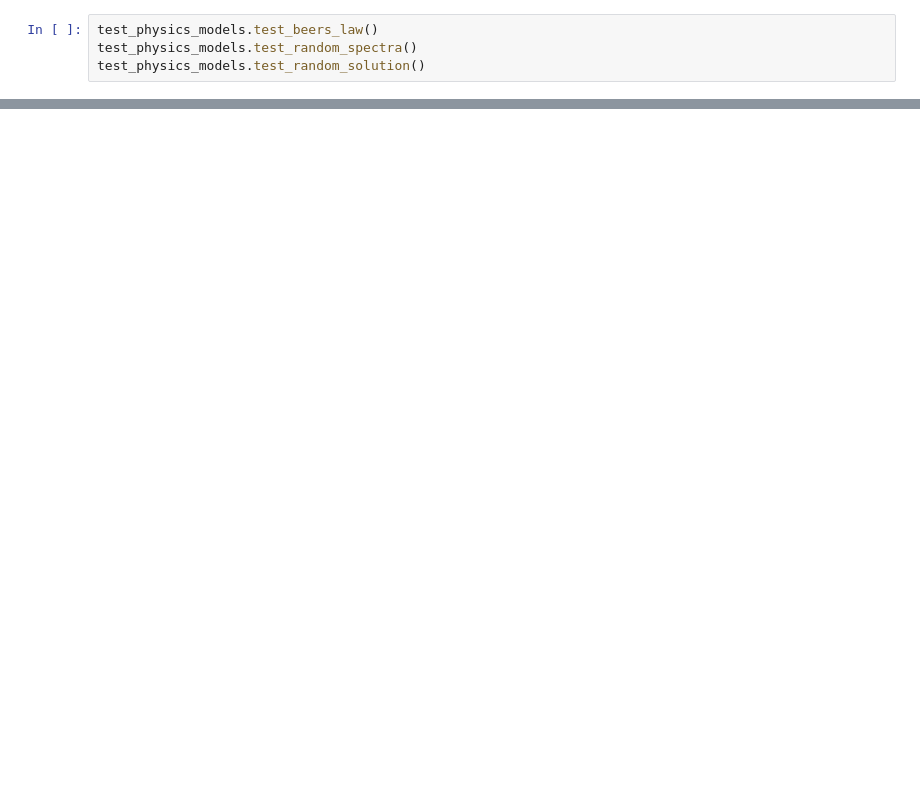
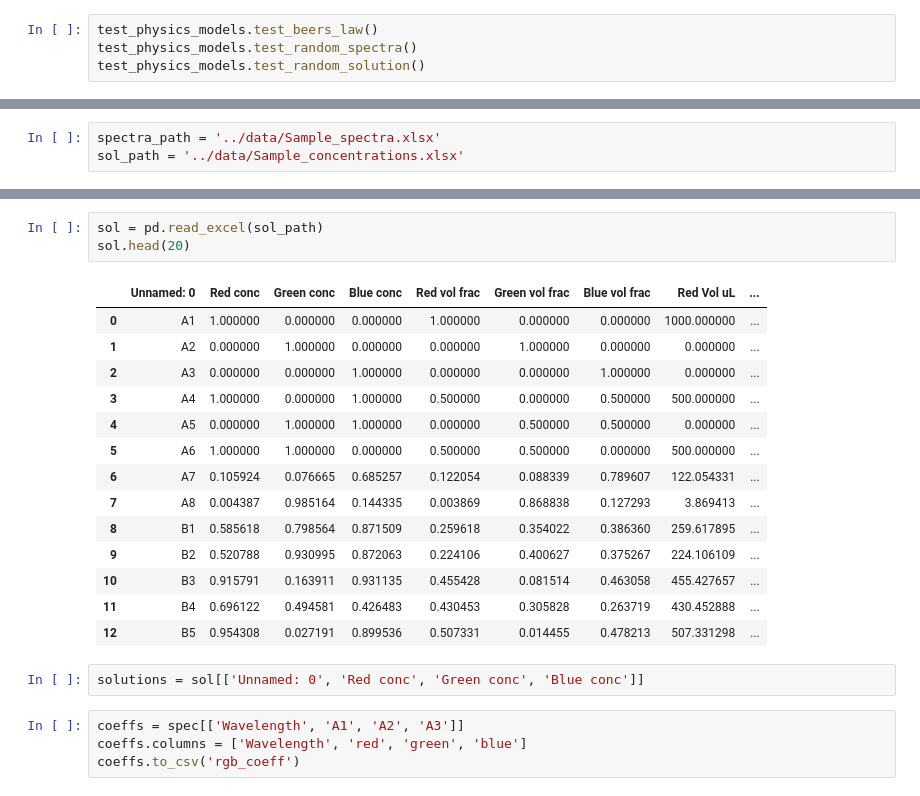
Before and after one commit to REAL-Pipetting/REinforced-Automaton-Learning-REAL-Pipetting, a Jupyter notebook: rlp/beerslaw.ipynb, the cells around one changed output, grey strips where cells are left out. Saved outputs shown, nothing was run; the diff lists cells and outputs as text; blank space fills up the shorter version.

Commit message:
Wrote code to compare experimental data to beers law function

```diff
--- a/rlp/beerslaw.ipynb
+++ b/rlp/beerslaw.ipynb
@@ -17,0 +19,3 @@ for i in range(10):
+# %%
+spectra_path = '../data/Sample_spectra.xlsx'
+sol_path = '../data/Sample_concentrations.xlsx'
@@ -17,0 +33,24 @@ for i in range(10):
+# %%
+sol = pd.read_excel(sol_path)
+sol.head(20)
+# %% [output]
+|  | Unnamed: 0 | Red conc | Green conc | Blue conc | Red vol frac | Green vol frac | Blue vol frac | Red Vol uL | ... |
+| 0 | A1 | 1.000000 | 0.000000 | 0.000000 | 1.000000 | 0.000000 | 0.000000 | 1000.000000 | ... |
+| 1 | A2 | 0.000000 | 1.000000 | 0.000000 | 0.000000 | 1.000000 | 0.000000 | 0.000000 | ... |
+| 2 | A3 | 0.000000 | 0.000000 | 1.000000 | 0.000000 | 0.000000 | 1.000000 | 0.000000 | ... |
+| 3 | A4 | 1.000000 | 0.000000 | 1.000000 | 0.500000 | 0.000000 | 0.500000 | 500.000000 | ... |
+| 4 | A5 | 0.000000 | 1.000000 | 1.000000 | 0.000000 | 0.500000 | 0.500000 | 0.000000 | ... |
+| 5 | A6 | 1.000000 | 1.000000 | 0.000000 | 0.500000 | 0.500000 | 0.000000 | 500.000000 | ... |
+| 6 | A7 | 0.105924 | 0.076665 | 0.685257 | 0.122054 | 0.088339 | 0.789607 | 122.054331 | ... |
+| 7 | A8 | 0.004387 | 0.985164 | 0.144335 | 0.003869 | 0.868838 | 0.127293 | 3.869413 | ... |
+| 8 | B1 | 0.585618 | 0.798564 | 0.871509 | 0.259618 | 0.354022 | 0.386360 | 259.617895 | ... |
+| 9 | B2 | 0.520788 | 0.930995 | 0.872063 | 0.224106 | 0.400627 | 0.375267 | 224.106109 | ... |
+| 10 | B3 | 0.915791 | 0.163911 | 0.931135 | 0.455428 | 0.081514 | 0.463058 | 455.427657 | ... |
+| 11 | B4 | 0.696122 | 0.494581 | 0.426483 | 0.430453 | 0.305828 | 0.263719 | 430.452888 | ... |
+| 12 | B5 | 0.954308 | 0.027191 | 0.899536 | 0.507331 | 0.014455 | 0.478213 | 507.331298 | ... |
+# %%
+solutions = sol[['Unnamed: 0', 'Red conc', 'Green conc', 'Blue conc']]
+# %%
+coeffs = spec[['Wavelength', 'A1', 'A2', 'A3']]
+coeffs.columns = ['Wavelength', 'red', 'green', 'blue']
+coeffs.to_csv('rgb_coeff')
```
Also changed, not shown: parts of 5 cells of this notebook, 1 other file.
